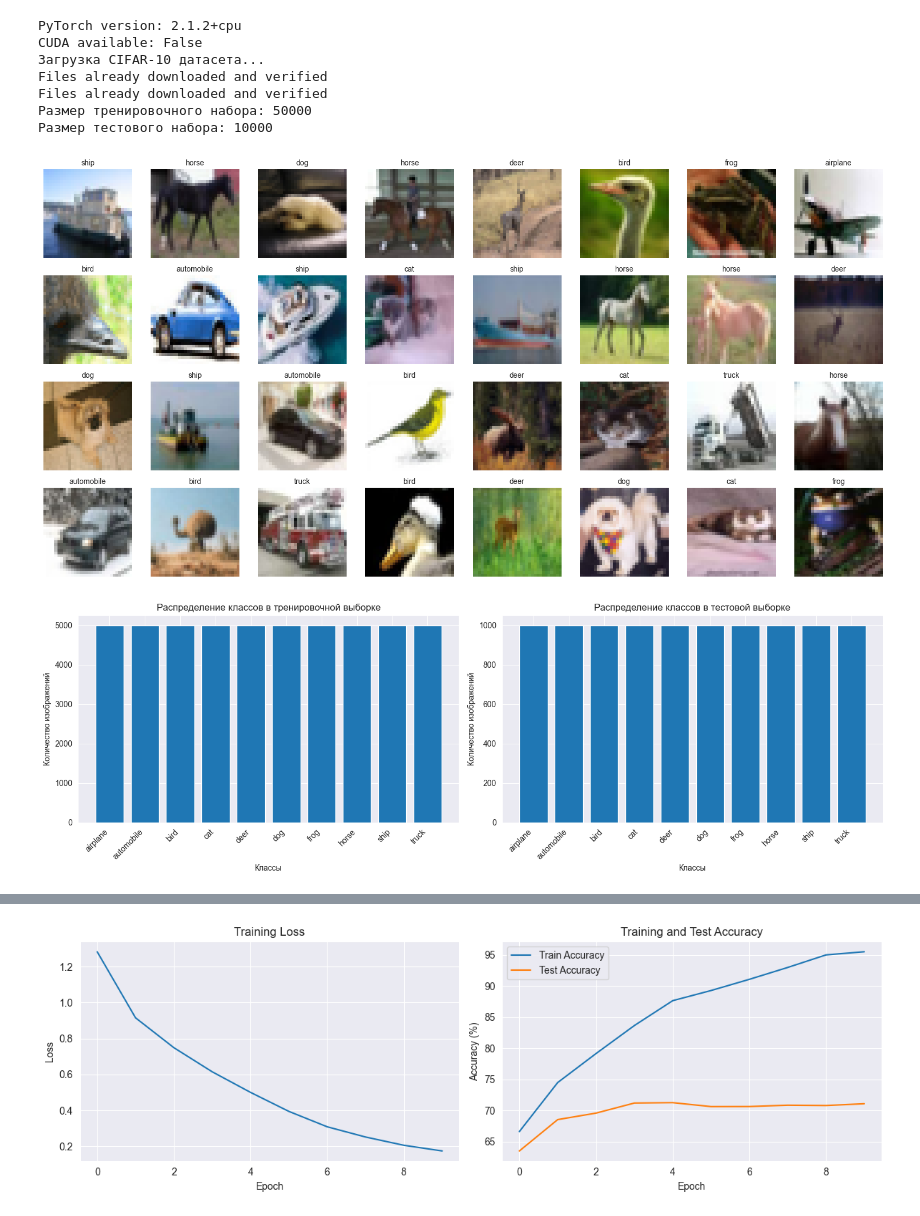
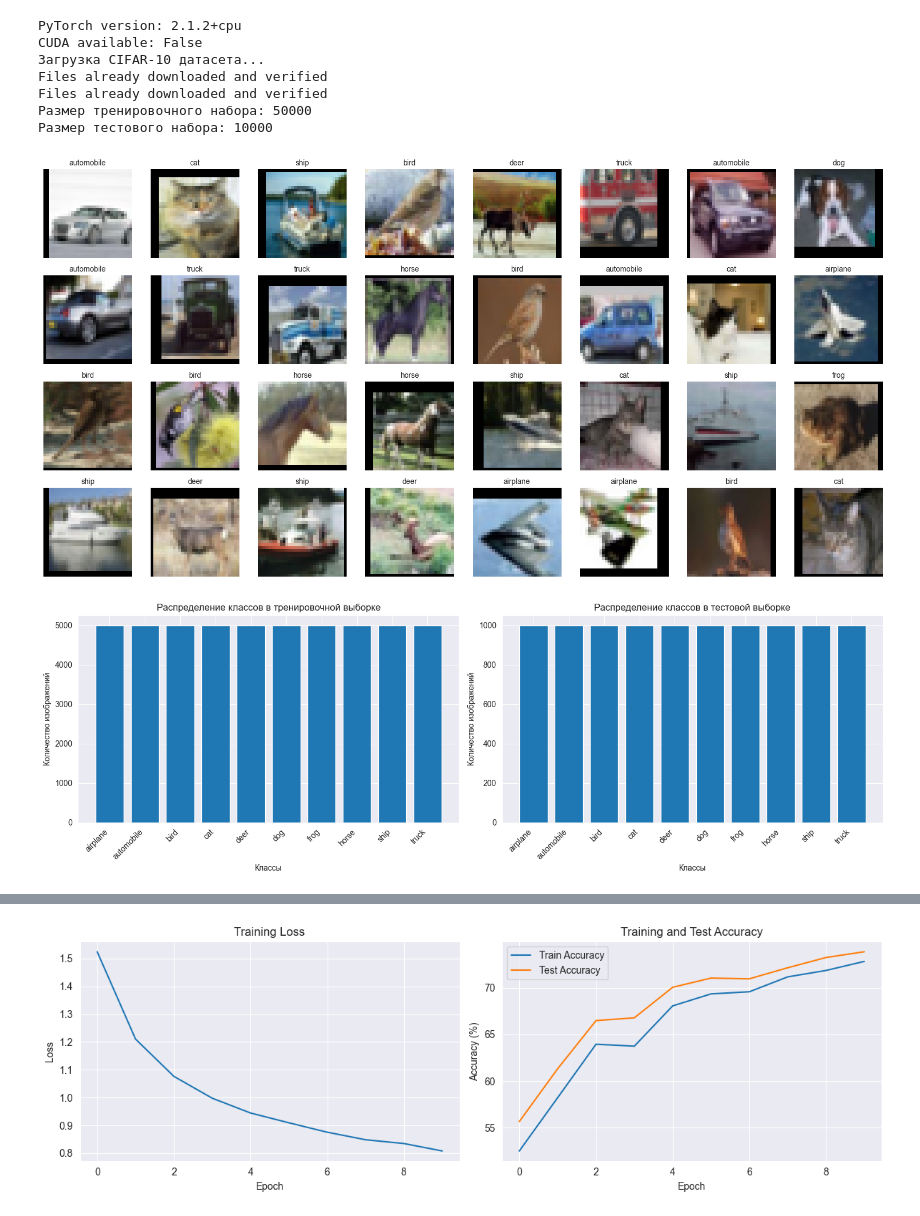
Before and after one commit to D3vour3r69/AI_TestTask, a Jupyter notebook: notebooks/01_data_exploration.ipynb, the cells around one changed output, grey strips where cells are left out. Drawn from its saved outputs; the diff is of its cells as text; code cells hidden in the pictures.

```diff
--- a/notebooks/01_data_exploration.ipynb
+++ b/notebooks/01_data_exploration.ipynb
@@ -27,25 +27,32 @@ print(f"CUDA available: {torch.cuda.is_available()}")
 # ## 1. Загрузка и предобработка данных
 
 # %%
-# Определяем трансформации для данных
-transform = transforms.Compose([
+# Определяем трансформации для данных добавим аугментацию
+train_transform = transforms.Compose([
+    transforms.RandomHorizontalFlip(p=0.5),
+    transforms.RandomCrop(32, padding=4),
     transforms.ToTensor(),
     transforms.Normalize((0.5, 0.5, 0.5), (0.5, 0.5, 0.5))
 ])
 
-# Загружаем CIFAR-10
+test_transform = transforms.Compose([
+    transforms.ToTensor(),
+    transforms.Normalize((0.5, 0.5, 0.5), (0.5, 0.5, 0.5))
+])
+
+# Загружаем CIFAR-10, тест не агументируем
 print("Загрузка CIFAR-10 датасета...")
 trainset = torchvision.datasets.CIFAR10(
     root='./data',
     train=True,
     download=True,
-    transform=transform
+    transform=train_transform
 )
 testset = torchvision.datasets.CIFAR10(
     root='./data',
     train=False,
     download=True,
-    transform=transform
+    transform=test_transform
 )
 
 # Создаем DataLoader'ы
@@ -243,7 +250,7 @@ print(f"Финальная точность на тестовых данных:
 # Confusion Matrix
 all_preds = []
 all_labels = []
-with torch.no_  grad():
+with torch.no_grad():
     for data in testloader:
         images, labels = data
         images, labels = images.to(device), labels.to(device)
@@ -259,34 +266,34 @@ sns.heatmap(cm, annot=True, fmt='d', cmap='Blues',
 plt.title('Confusion Matrix')
 plt.xlabel('Predicted')
 plt.ylabel('Actual')
 plt.show()
 
 # Classification Report
 print("\nClassification Report:")
 print(classification_report(all_labels, all_preds, target_names=classes))
 
 # %% [markdown]
 # ## 8. Сохранение baseline модели
 
 # %%
 # Сохраняем модель для использования в API
 torch.save(model.state_dict(), '../models/cifar10_baseline.pth')
 print("Baseline модель сохранена в models/cifar10_baseline.pth")
 
 # Сохраняем классы
 import json
 with open('../models/class_names.json', 'w') as f:
     json.dump(classes, f)
 print("Названия классов сохранены в models/class_names.json")
 # %% [output]
 PyTorch version: 2.1.2+cpu
 CUDA available: False
 Загрузка CIFAR-10 датасета...
 Files already downloaded and verified
 Files already downloaded and verified
 Размер тренировочного набора: 50000
 Размер тестового набора: 10000
-[figure, old version]
+[figure, new version]
 [figure]
 Размерность изображений: torch.Size([3, 32, 32])
 SimpleCNN(
@@ -308 +315 @@ Epoch 10/10: Loss: 0.1738, Train Acc: 95.52%, Test Acc: 71.10%
-[figure, old version]
+[figure, new version]
```
Also changed, not shown: parts of 1 cell of this notebook, 4 other files.
